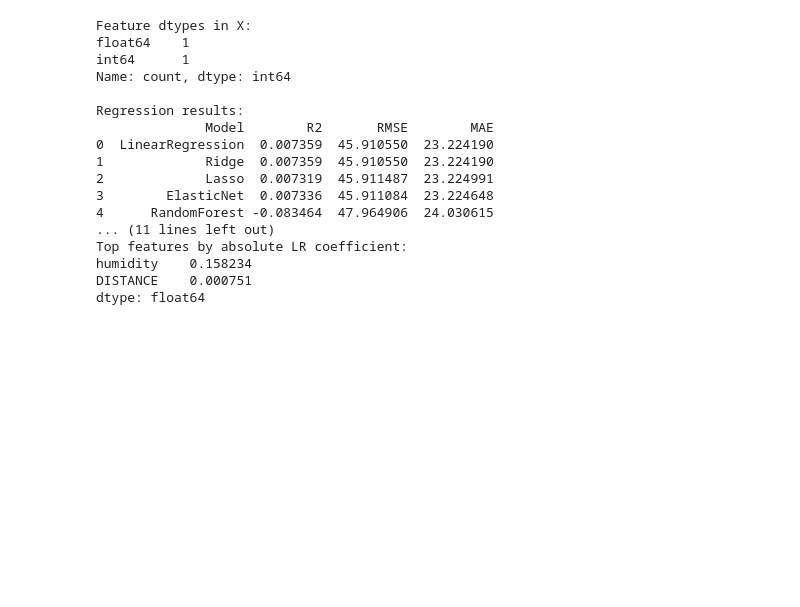
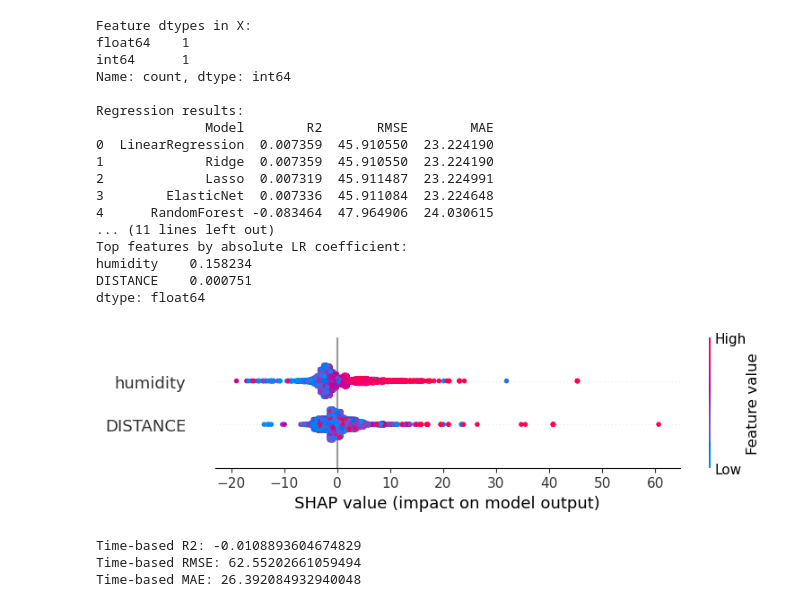
Before and after one commit to stevenl224/EECE5644-Final-Project, a Jupyter notebook: MLproj.ipynb, the cells around one changed output. Drawn from its saved outputs; the diff is of its cells as text; code cells hidden in the pictures; blank space fills up the shorter version.

```diff
--- a/MLproj.ipynb
+++ b/MLproj.ipynb
@@ -238,3 +238,40 @@ Top features by absolute LR coefficient:
 humidity    0.158234
 DISTANCE    0.000751
 dtype: float64
+# %%
+import shap
+
+# Train a strong tree-based regressor (if not already trained)
+gb_best = GradientBoostingRegressor(n_estimators=300, random_state=42)
+gb_best.fit(X_train, y_train)
+
+# SHAP explainer for tree models
+explainer = shap.TreeExplainer(gb_best)
+shap_values = explainer.shap_values(X_test)
+
+# Summary plot of feature importance
+shap.summary_plot(shap_values, X_test, max_display=15)
+# %% [output]
+[figure, added]
+# %%
+# Time-aware split using FL_DATE
+df_sorted = df.sort_values('FL_DATE')  # FL_DATE exists in your CSV [attached_file:4]
+
+X_sorted = X.loc[df_sorted.index]
+y_sorted = y_reg.loc[df_sorted.index]
+
+split_idx = int(len(X_sorted) * 0.8)
+X_train_t, X_test_t = X_sorted.iloc[:split_idx], X_sorted.iloc[split_idx:]
+y_train_t, y_test_t = y_sorted.iloc[:split_idx], y_sorted.iloc[split_idx:]
+
+gb_time = GradientBoostingRegressor(n_estimators=300, random_state=42)
+gb_time.fit(X_train_t, y_train_t)
+y_pred_t = gb_time.predict(X_test_t)
+
+print("Time-based R2:", r2_score(y_test_t, y_pred_t))
+print("Time-based RMSE:", np.sqrt(mean_squared_error(y_test_t, y_pred_t)))
+print("Time-based MAE:", mean_absolute_error(y_test_t, y_pred_t))
+# %% [output]
+Time-based R2: -0.0108893604674829
+Time-based RMSE: 62.55202661059494
+Time-based MAE: 26.392084932940048
```
Also changed, not shown: parts of 1 cell of this notebook.
